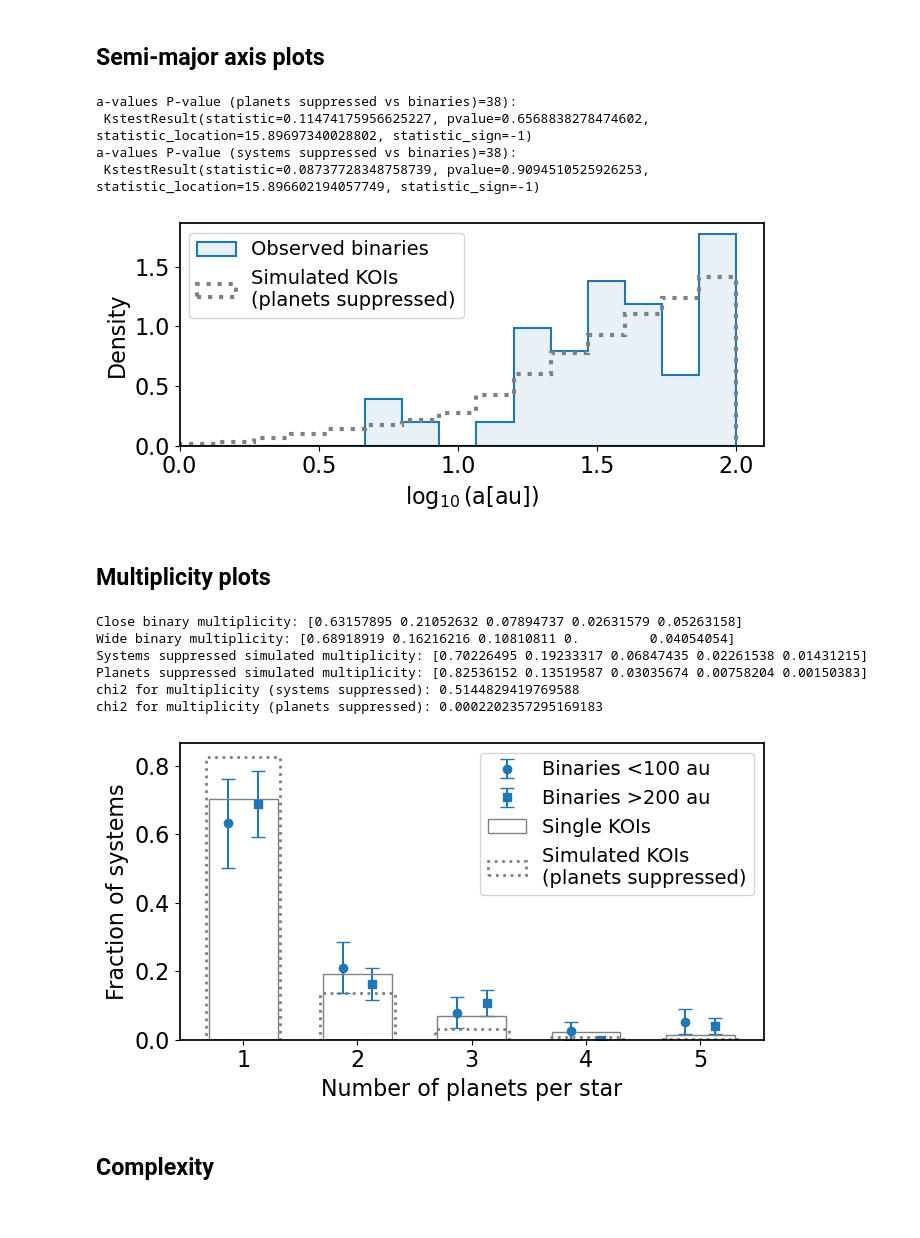
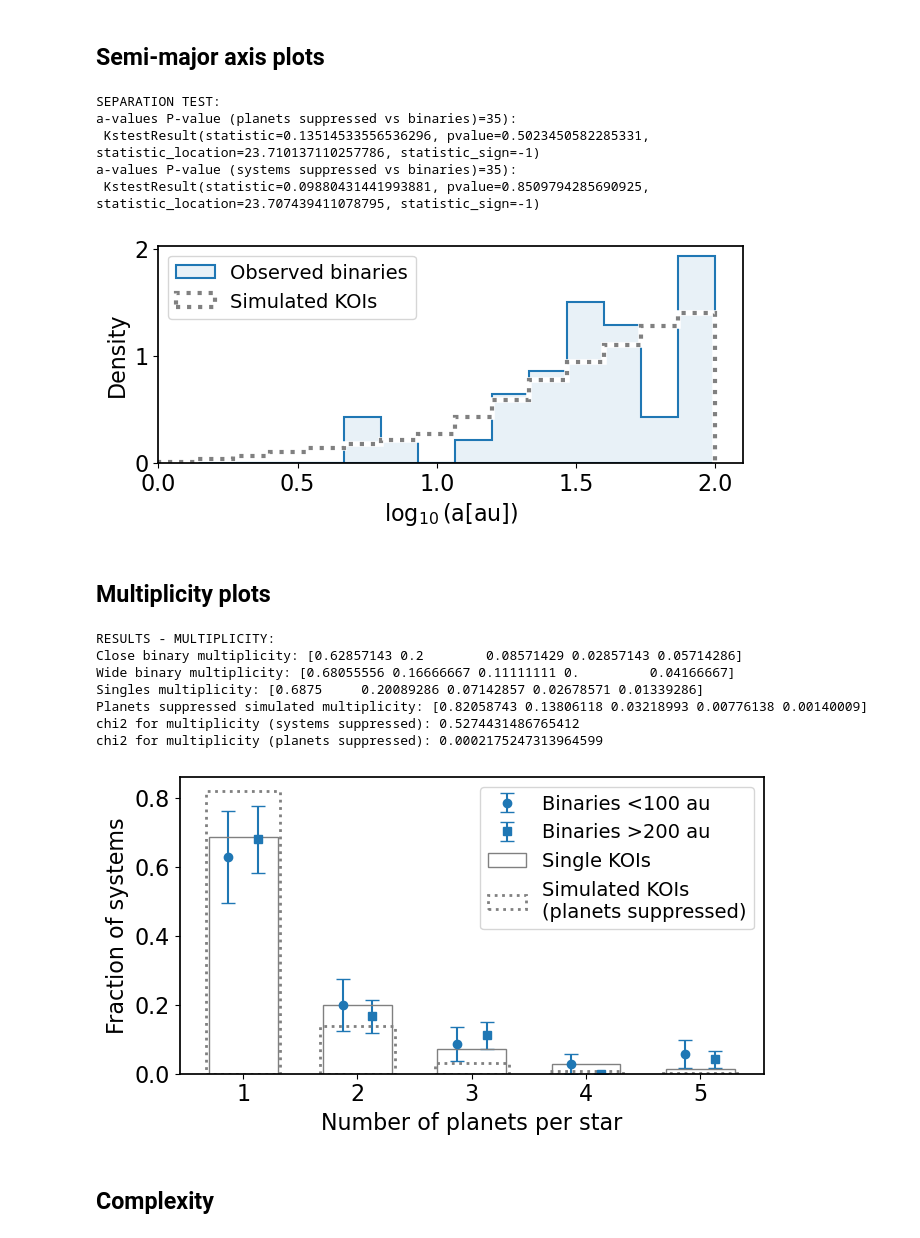
Before and after one commit to ernewton/importance_of_binarity, a Jupyter notebook: 3. Toy model and results.ipynb, the cells around one changed output. Drawn from its saved outputs; the diff is of its cells as text; code cells hidden in the pictures.

Commit message:
Resubmission imminent
Planet radius comparison, overview plots, filtering tests

```diff
--- a/3. Toy model and results.ipynb
+++ b/3. Toy model and results.ipynb
@@ -124,7 +125,7 @@ KeplerSimulator = SuppressionSimulator(
 # ------------------------------------------------------------------
 max_a_draw = 100.
 ntrials = 1000
-res_systems, res_planets  = run_trials(
+res_systems, res_planets, res_plradius = run_trials(
     simulator=KeplerSimulator,
     n_trials=ntrials,
     max_a_draw=max_a_draw)
@@ -132,5 +133,6 @@ res_systems, res_planets  = run_trials(
 print(f"Simulated {ntrials} trials with maximum a draw of {max_a_draw} AU")
 print("Simulated number of systems (planets suppressed): " + str(len(res_planets.survived_systems['a_values'])))
 print("Simulated number of systems (systems suppressed): " + str(len(res_systems.survived_systems['a_values'])))
+print("Simulated number of systems (large planets more suppressed): " + str(len(res_plradius.survived_systems['a_values'])))
 # %% [output]
 Simulated 1000 trials with maximum a draw of 100.0 AU
@@ -146,40 +229,44 @@ bins   = np.linspace(log_min, log_max, n_bins + 1)   # bin edges
 
 ax.set_xlabel(r'$\log_{10}(a [au])$')
 ax.set_ylabel('Density')
 
 sim = res_systems.survived_systems['a_values']
 plt.hist(np.log10(sim), bins=bins,
+         histtype='step', density=True,
+         color='white',  lw=4)
+plt.hist(np.log10(sim), bins=bins,
          histtype='step', density=True, ls=':',
-         color='gray',  lw=3, label='Simulated KOIs\n(planets suppressed)')
+         color='gray',  lw=3, label='Simulated KOIs')
 
 
 obs = binary_separations[binary_separations<max_a_draw]
 obs2 = allbinaries_separations[allbinaries_separations<max_a_draw]
 plt.hist(np.log10(obs), bins=bins,
          density=True, histtype='stepfilled', ls='-',
          edgecolor='C0', facecolor='#e8f1f7',
          alpha=1, lw=1.5, label='Observed binaries')
 
 
 handles, labels = plt.gca().get_legend_handles_labels()
 legend = plt.gca().legend(handles[::-1], labels[::-1], loc='upper left')
 plt.xlim(log_min, log_max+0.1)
 plt.tight_layout()
 
 print("\nSEPARATION TEST:")
 
 print("a-values P-value (planets suppressed vs binaries)=" + str(len(obs)) + "):\n", stats.ks_2samp(obs, res_planets.survived_systems['a_values']))
 print("a-values P-value (systems suppressed vs binaries)=" + str(len(obs)) + "):\n", stats.ks_2samp(obs, res_systems.survived_systems['a_values']))
 
 
 
-plt.savefig("separation_test_"+tflag+".png")
+plt.savefig(f"plots/separation_{sup_method}_{tflag}.png")
 # %% [output]
-a-values P-value (planets suppressed vs binaries)=38):
- KstestResult(statistic=0.11474175956625227, pvalue=0.6568838278474602, statistic_location=15.89697340028802, statistic_sign=-1)
-a-values P-value (systems suppressed vs binaries)=38):
- KstestResult(statistic=0.08737728348758739, pvalue=0.9094510525926253, statistic_location=15.896602194057749, statistic_sign=-1)
+SEPARATION TEST:
+a-values P-value (planets suppressed vs binaries)=35):
+ KstestResult(statistic=0.13514533556536296, pvalue=0.5023450582285331, statistic_location=23.710137110257786, statistic_sign=-1)
+a-values P-value (systems suppressed vs binaries)=35):
+ KstestResult(statistic=0.09880431441993881, pvalue=0.8509794285690925, statistic_location=23.707439411078795, statistic_sign=-1)
-[figure, old version]
+[figure, new version]
 # %% [markdown]
 ## Multiplicity plots
 # %%
@@ -236,12 +323,14 @@ y = plot_multiplicity_hist(wide_planet_counts,
                         label='Binaries >200 au')
 print(f"Wide binary multiplicity: {y}")
 
-y = plot_multiplicity_hist(res_systems.survived_systems,
+singles_planet_counts = singles.groupby('KOI').size().reset_index(name='n_planets')
+y = plot_multiplicity_hist(singles_planet_counts,
                         norm_to=False, #len(bin_planet_counts),
                         #offset=-0.2,
                         ls='-', edgecolor='gray', facecolor='None',
                         width=0.6, lw=1, label=koi_label)
-print(f"Systems suppressed simulated multiplicity: {y}")
+print(f"Singles multiplicity: {y}")
+
 
 y =plot_multiplicity_hist(res_planets.survived_systems,
                         norm_to=False, #len(bin_planet_counts),
@@ -260,19 +349,19 @@ plt.tight_layout()
 plt.savefig(f'plots/multiplicity_{sup_method}_{tflag}.png')
 
 
-
 p_chi2_systems = chisquare_multiplicity(bin_planet_counts, res_systems.survived_systems)
 p_chi2_planets = chisquare_multiplicity(bin_planet_counts, res_planets.survived_systems)
 print("chi2 for multiplicity (systems suppressed):", p_chi2_systems)
 print("chi2 for multiplicity (planets suppressed):", p_chi2_planets)
 # %% [output]
-Close binary multiplicity: [0.63157895 0.21052632 0.07894737 0.02631579 0.05263158]
-Wide binary multiplicity: [0.68918919 0.16216216 0.10810811 0.         0.04054054]
-Systems suppressed simulated multiplicity: [0.70226495 0.19233317 0.06847435 0.02261538 0.01431215]
-Planets suppressed simulated multiplicity: [0.82536152 0.13519587 0.03035674 0.00758204 0.00150383]
-chi2 for multiplicity (systems suppressed): 0.5144829419769588
-chi2 for multiplicity (planets suppressed): 0.0002202357295169183
+RESULTS - MULTIPLICITY:
+Close binary multiplicity: [0.62857143 0.2        0.08571429 0.02857143 0.05714286]
+Wide binary multiplicity: [0.68055556 0.16666667 0.11111111 0.         0.04166667]
+Singles multiplicity: [0.6875     0.20089286 0.07142857 0.02678571 0.01339286]
+Planets suppressed simulated multiplicity: [0.82058743 0.13806118 0.03218993 0.00776138 0.00140009]
+chi2 for multiplicity (systems suppressed): 0.5274431486765412
+chi2 for multiplicity (planets suppressed): 0.0002175247313964599
-[figure, old version]
+[figure, new version]
 # %% [markdown]
 ## Complexity
 # %%
```
Also changed, not shown: parts of 5 cells of this notebook, 7 other files.
